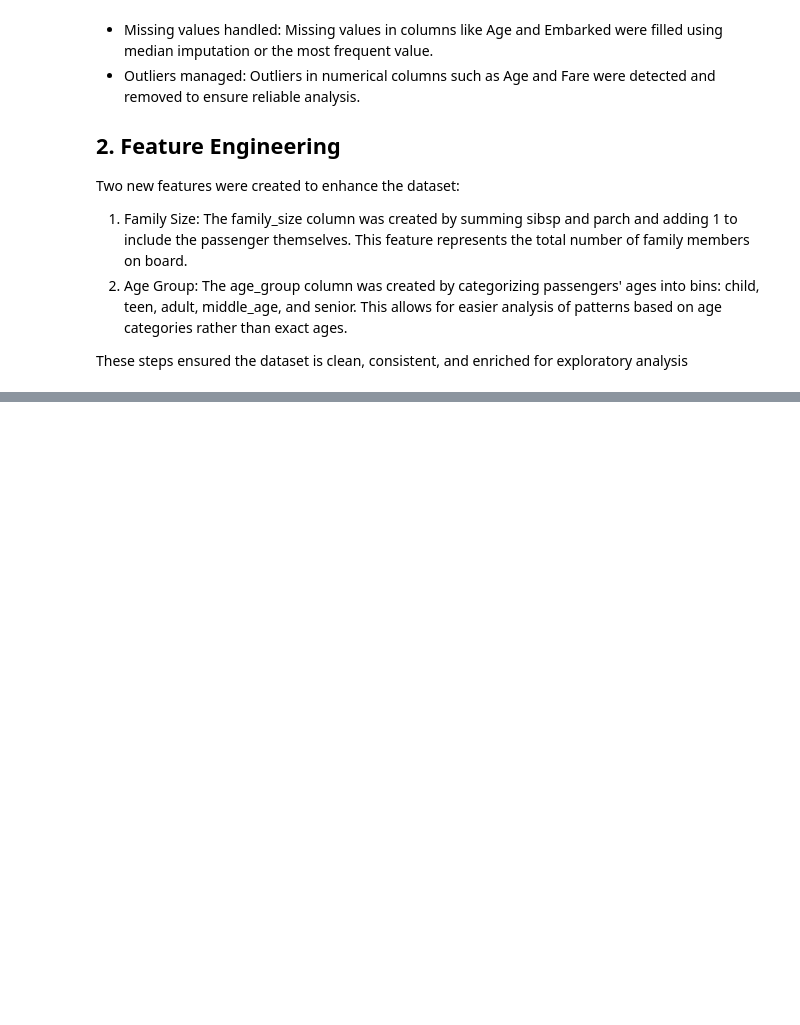
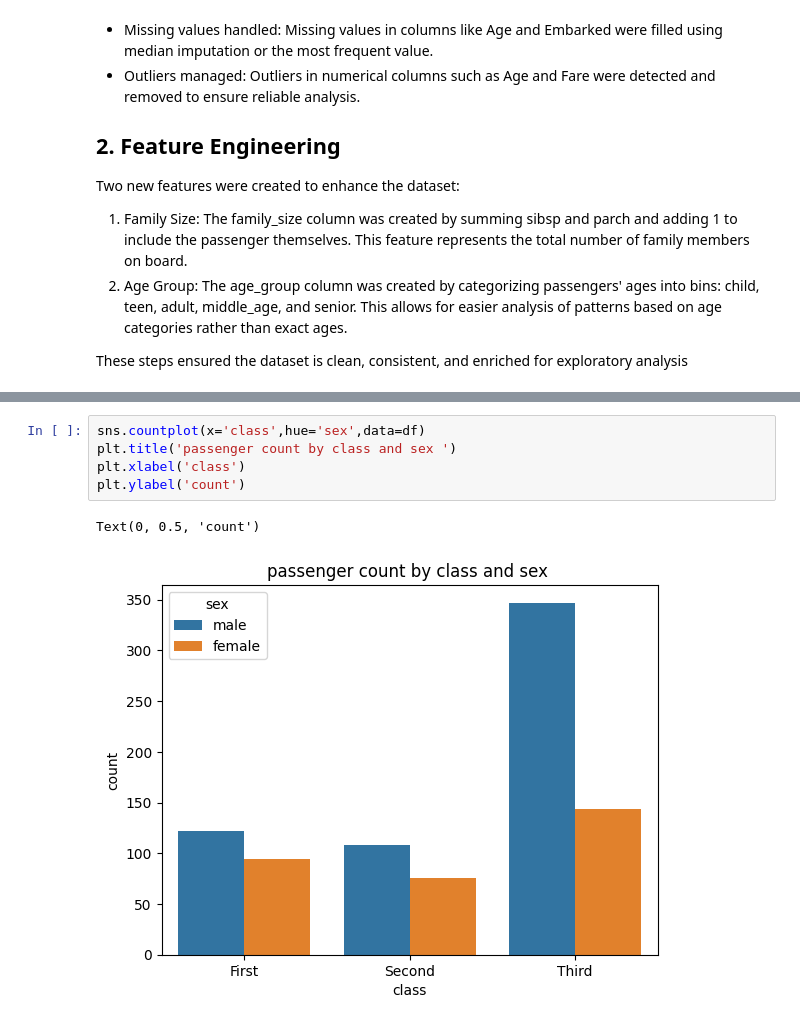
Before and after one commit to nawarfathi/titanic-data-analysis, a Jupyter notebook: titanic_data_analysis.ipynb, the cells around one changed output, grey strips where cells are left out. Saved outputs shown, nothing was run; the diff lists cells and outputs as text; blank space fills up the shorter version.

```diff
--- a/titanic_data_analysis.ipynb
+++ b/titanic_data_analysis.ipynb
@@ -515,0 +606,8 @@ These steps ensured the dataset is clean, consistent, and enriched for explorato
+# %%
+sns.countplot(x='class',hue='sex',data=df)
+plt.title('passenger count by class and sex ')
+plt.xlabel('class')
+plt.ylabel('count')
+# %% [output]
+Text(0, 0.5, 'count')
+[figure, added]
```
Also changed, not shown: parts of 28 cells of this notebook, 1 other file.
